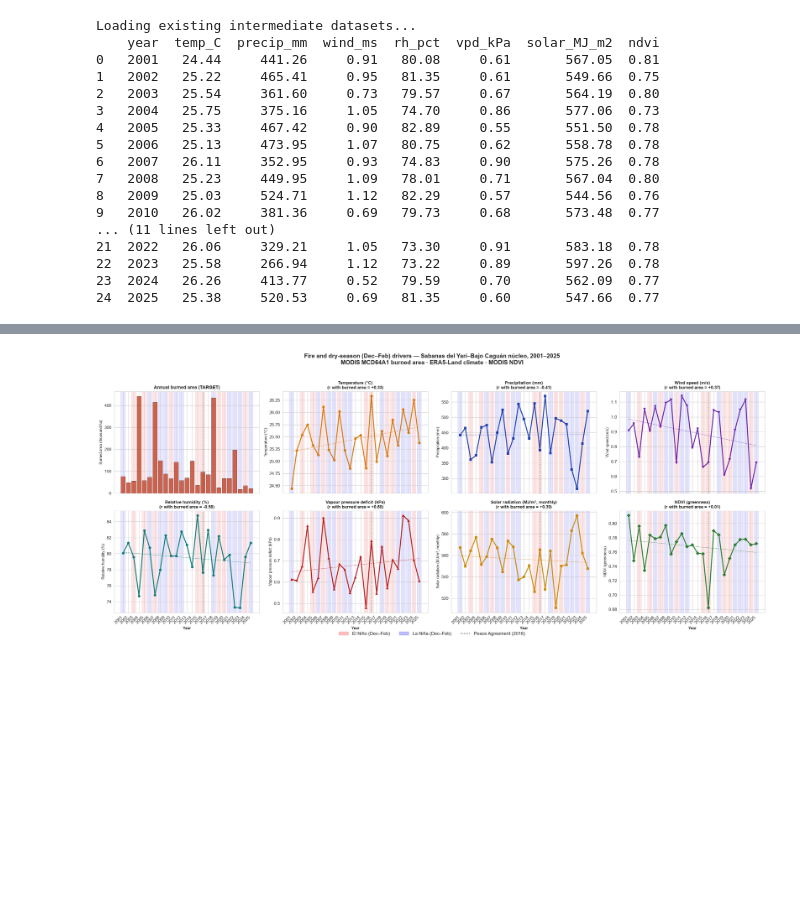
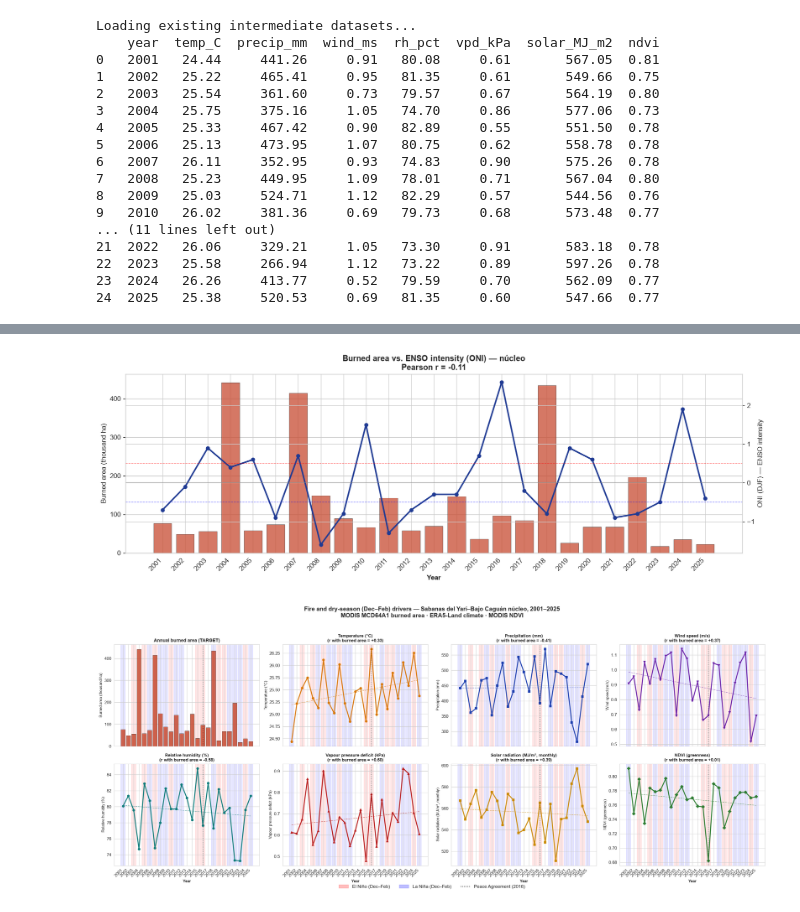
Before and after one commit to Nata456-eng/CEGE0049-Wildfire-Susceptibility-Assessment-in-Sabanas-de-Yar---Bajo-Cagu-n-Colombian-Amazon, a Jupyter notebook: climatic_eda/Climatic_EDA.ipynb, the cells around one changed output, grey strips where cells are left out. Drawn from its saved outputs; the diff is of its cells as text; code cells hidden in the pictures; blank space fills up the shorter version.

Commit message:
chore: consolidate current repo snapshot on random_forest with outputs and datasets

```diff
--- a/climatic_eda/Climatic_EDA.ipynb
+++ b/climatic_eda/Climatic_EDA.ipynb
@@ -59,3 +100,35 @@ Loading existing intermediate datasets...
+# %%
+import matplotlib.pyplot as plt
+
+m = burned_df.merge(climate_df, on='year')
+
+fig, ax1 = plt.subplots(figsize=(14, 5))
+
+# Burned area as bars (left axis)
+ax1.bar(m['year'], m['burned_area_ha']/1000, color='#C84B31', alpha=0.75,
+        edgecolor='black', linewidth=0.4, label='Burned area')
+ax1.set_ylabel('Burned area (thousand ha)', fontsize=10)
+ax1.set_xlabel('Year', fontsize=10, fontweight='bold')
+
+# ONI as a line (right axis)
+ax2 = ax1.twinx()
+ax2.plot(m['year'], m['oni'], color='#1f3a93', linewidth=2.2, marker='o',
+         markersize=5, label='ONI (DJF)')
+ax2.axhline(+0.5, color='red',  linestyle='--', linewidth=0.8, alpha=0.5)   # El Niño threshold
+ax2.axhline(-0.5, color='blue', linestyle='--', linewidth=0.8, alpha=0.5)   # La Niña threshold
+ax2.axhline(0, color='gray', linewidth=0.5)
+ax2.set_ylabel('ONI (DJF) — ENSO intensity', fontsize=10)
+
+r = m['burned_area_ha'].corr(m['oni'])
+ax1.set_title(f'Burned area vs. ENSO intensity (ONI) — núcleo\n'
+              f'Pearson r = {r:+.2f}', fontsize=12, fontweight='bold')
+ax1.set_xticks(m['year'])
+plt.setp(ax1.get_xticklabels(), rotation=45, ha='right')
+fig.tight_layout()
+plt.savefig('../datasets/burned_vs_oni.png', dpi=200, bbox_inches='tight')
+plt.show()
+# %% [output]
+[figure, added]
 # %%
 import os
 from plot_helpers import plot_fire_and_climate
```
Also changed, not shown: parts of 1 cell of this notebook, 21 other files.
